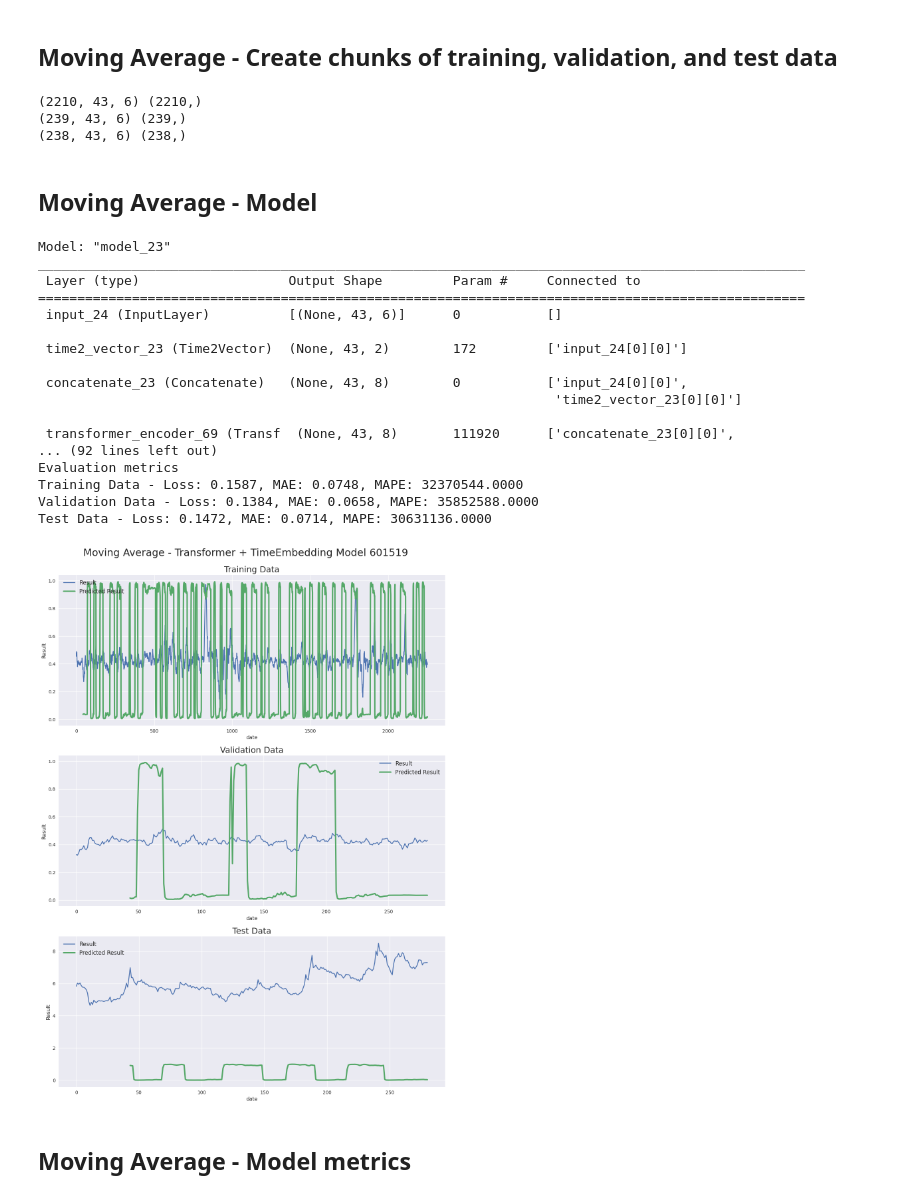
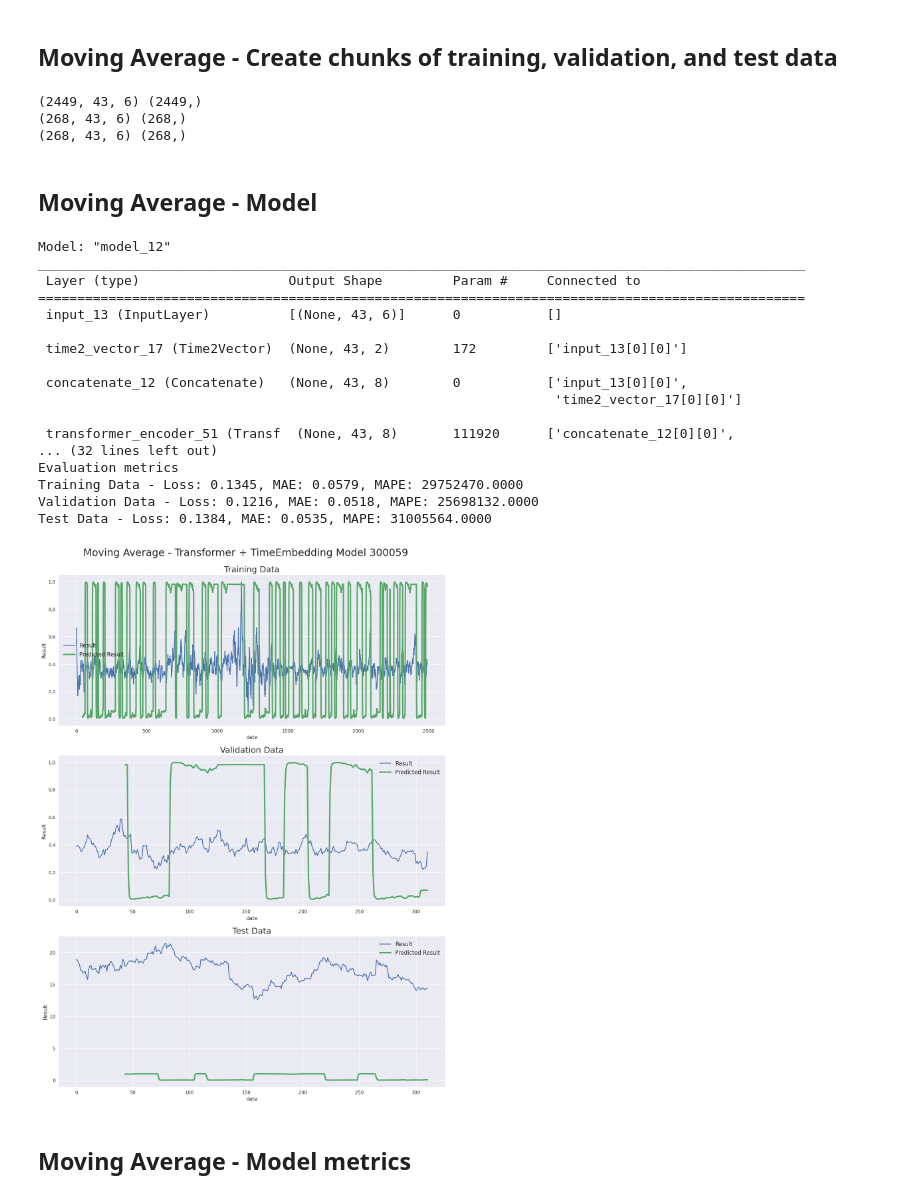
Before and after one commit to weiwenyang2007/shareprice, a Jupyter notebook: AI/myStockPredict.ipynb, the cells around one changed output. Cells and saved outputs as stored; diff of their text form; code cells hidden in the pictures.

```diff
--- a/AI/myStockPredict.ipynb
+++ b/AI/myStockPredict.ipynb
@@ -31,9 +31,10 @@ n_heads = 12
 ff_dim = 256
 
 #
-stock_id = '601519'
+stock_id = '300059'
+use_checkpoints_id = '300059' #None or else. use other's pre-train model instead of itself(None)
+train_from_scratch = False  # True: Train the model, False: Use the pre-train checkpoints
 stock_price_path = 'stockData/' + stock_id + '.csv'
-train_from_scratch = True  # True: Train the model, False: Use the pre-train checkpoints
 # %%
 #Load data from DB to csv file
 import psycopg2
@@ -382,7 +383,8 @@ def create_model():
 model = create_model()
 model.summary()
 
-callback = tf.keras.callbacks.ModelCheckpoint('./checkpoints/Transformer+TimeEmbedding_' + stock_id + '.hdf5',
+ckp = './checkpoints/Transformer+TimeEmbedding_' + stock_id + '.hdf5'
+callback = tf.keras.callbacks.ModelCheckpoint(ckp,
                                               monitor='val_loss',
                                               save_best_only=True, verbose=1)
 
@@ -393,7 +395,10 @@ if train_from_scratch:
                         callbacks=[callback],
                         validation_data=(X_val, y_val))
 else:
-    model = tf.keras.models.load_model('./checkpoints/Transformer+TimeEmbedding_' + stock_id + '.hdf5',
+    if use_checkpoints_id != None:
+        ckp = './checkpoints/Transformer+TimeEmbedding_' + use_checkpoints_id + '.hdf5'
+
+    model = tf.keras.models.load_model(ckp,
                                        custom_objects={'Time2Vector': Time2Vector,
                                                        'SingleAttention': SingleAttention,
                                                        'MultiAttention': MultiAttention,
@@ -755,9 +756,9 @@ print(X_test.shape, y_test.shape)
 #print(X_test_with_date_last_43.shape)
 #print(X_test_with_date_last_43)
 # %% [output]
-(2210, 43, 6) (2210,)
-(239, 43, 6) (239,)
-(238, 43, 6) (238,)
+(2449, 43, 6) (2449,)
+(268, 43, 6) (268,)
+(268, 43, 6) (268,)
 # %% [markdown]
 ## Moving Average - Model
 # %%
@@ -796,7 +797,8 @@ def create_model():
 model = create_model()
 model.summary()
 
-callback = tf.keras.callbacks.ModelCheckpoint('./checkpoints/Transformer+TimeEmbedding_mean_' + stock_id + '.hdf5',
+ckp = './checkpoints/Transformer+TimeEmbedding_mean_' + stock_id + '.hdf5'
+callback = tf.keras.callbacks.ModelCheckpoint(ckp,
                                               monitor='val_loss',
                                               save_best_only=True,
                                               verbose=1)
@@ -808,7 +810,10 @@ if train_from_scratch:
                         callbacks=[callback],
                         validation_data=(X_val, y_val))
 else:
-    model = tf.keras.models.load_model('./checkpoints/Transformer+TimeEmbedding_mean_' + stock_id + '.hdf5',
+    if use_checkpoints_id != None:
+        ckp = './checkpoints/Transformer+TimeEmbedding_mean_' + use_checkpoints_id + '.hdf5'
+
+    model = tf.keras.models.load_model(ckp,
                                        custom_objects={'Time2Vector': Time2Vector,
                                                        'SingleAttention': SingleAttention,
                                                        'MultiAttention': MultiAttention,
@@ -854,44 +859,44 @@ ax11.set_xlabel('date')
 ax11.set_ylabel('Result')
 ax11.legend(loc="best", fontsize=12)
 
 #Plot validation data results
 ax21 = fig.add_subplot(312)
 ax21.plot(val_data[:, 3], label='Result')
 ax21.plot(np.arange(seq_len, val_pred.shape[0]+seq_len), val_pred, linewidth=3, label='Predicted Result')
 ax21.set_title("Validation Data", fontsize=18)
 ax21.set_xlabel('date')
 ax21.set_ylabel('Result')
 ax21.legend(loc="best", fontsize=12)
 
 #Plot test data results
 ax31 = fig.add_subplot(313)
 #ax31.plot(test_data[:, 3], label='Result')
 ax31.plot(df2_close_price, label='Result')
 ax31.plot(np.arange(seq_len, test_pred.shape[0]+seq_len), test_pred, linewidth=3, label='Predicted Result')
 ax31.set_title("Test Data", fontsize=18)
 ax31.set_xlabel('date')
 ax31.set_ylabel('Result')
 ax31.legend(loc="best", fontsize=12)
 plt.show()
 # %% [output]
-Model: "model_23"
+Model: "model_12"
 __________________________________________________________________________________________________
  Layer (type)                   Output Shape         Param #     Connected to
 ==================================================================================================
- input_24 (InputLayer)          [(None, 43, 6)]      0           []
+ input_13 (InputLayer)          [(None, 43, 6)]      0           []
 
- time2_vector_23 (Time2Vector)  (None, 43, 2)        172         ['input_24[0][0]']
+ time2_vector_17 (Time2Vector)  (None, 43, 2)        172         ['input_13[0][0]']
 
- concatenate_23 (Concatenate)   (None, 43, 8)        0           ['input_24[0][0]',
-                                                                  'time2_vector_23[0][0]']
+ concatenate_12 (Concatenate)   (None, 43, 8)        0           ['input_13[0][0]',
+                                                                  'time2_vector_17[0][0]']
 
- transformer_encoder_69 (Transf  (None, 43, 8)       111920      ['concatenate_23[0][0]',
-... (92 lines left out)
+ transformer_encoder_51 (Transf  (None, 43, 8)       111920      ['concatenate_12[0][0]',
+... (32 lines left out)
 Evaluation metrics
-Training Data - Loss: 0.1587, MAE: 0.0748, MAPE: 32370544.0000
-Validation Data - Loss: 0.1384, MAE: 0.0658, MAPE: 35852588.0000
-Test Data - Loss: 0.1472, MAE: 0.0714, MAPE: 30631136.0000
+Training Data - Loss: 0.1345, MAE: 0.0579, MAPE: 29752470.0000
+Validation Data - Loss: 0.1216, MAE: 0.0518, MAPE: 25698132.0000
+Test Data - Loss: 0.1384, MAE: 0.0535, MAPE: 31005564.0000
-[figure, old version]
+[figure, new version]
 # %% [markdown]
 ## Moving Average - Model metrics
 # %%
```
Also changed, not shown: parts of 15 cells of this notebook, 17 other files.
